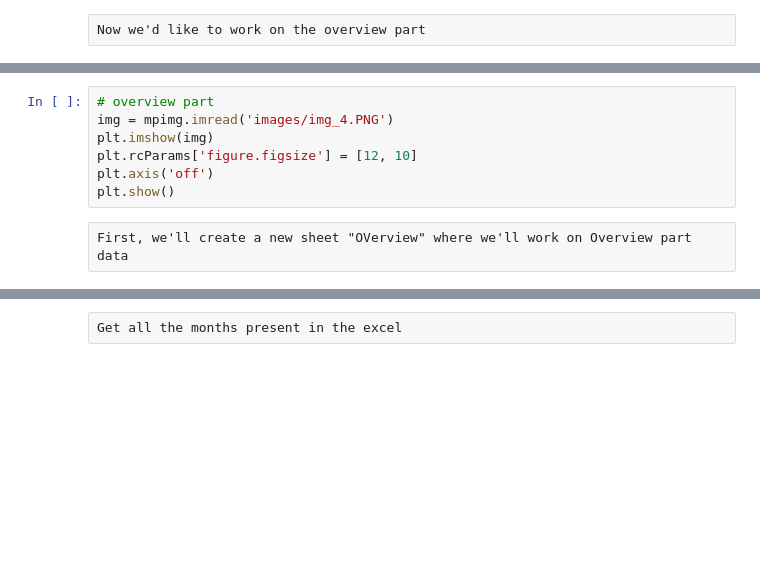
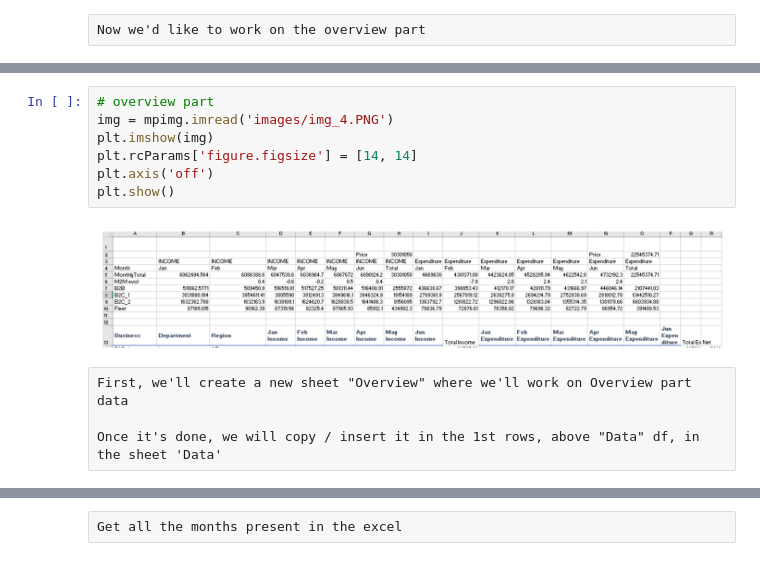
Before and after one commit to datalover2023/Module_4, a Jupyter notebook: Budget_UseCase_Module_4.ipynb, the cells around one changed output, grey strips where cells are left out. Cells and saved outputs as stored; diff of their text form; blank space fills up the shorter version.

```diff
--- a/Budget_UseCase_Module_4.ipynb
+++ b/Budget_UseCase_Module_4.ipynb
@@ -817,12 +1003,16 @@ Now we'd like to work on the overview part
 # %%
 # overview part
 img = mpimg.imread('images/img_4.PNG')
 plt.imshow(img)
-plt.rcParams['figure.figsize'] = [12, 10]
+plt.rcParams['figure.figsize'] = [14, 14]
 plt.axis('off')
 plt.show()
+# %% [output]
+[figure, added]
 # %% [raw]
-First, we'll create a new sheet "OVerview" where we'll work on Overview part data
+First, we'll create a new sheet "Overview" where we'll work on Overview part data
+
+Once it's done, we will copy / insert it in the 1st rows, above "Data" df, in the sheet 'Data'
 # %%
 # create sheet 'Overview'
 wb.create_sheet(title='Overview')
```
Also changed, not shown: parts of 81 cells of this notebook.
